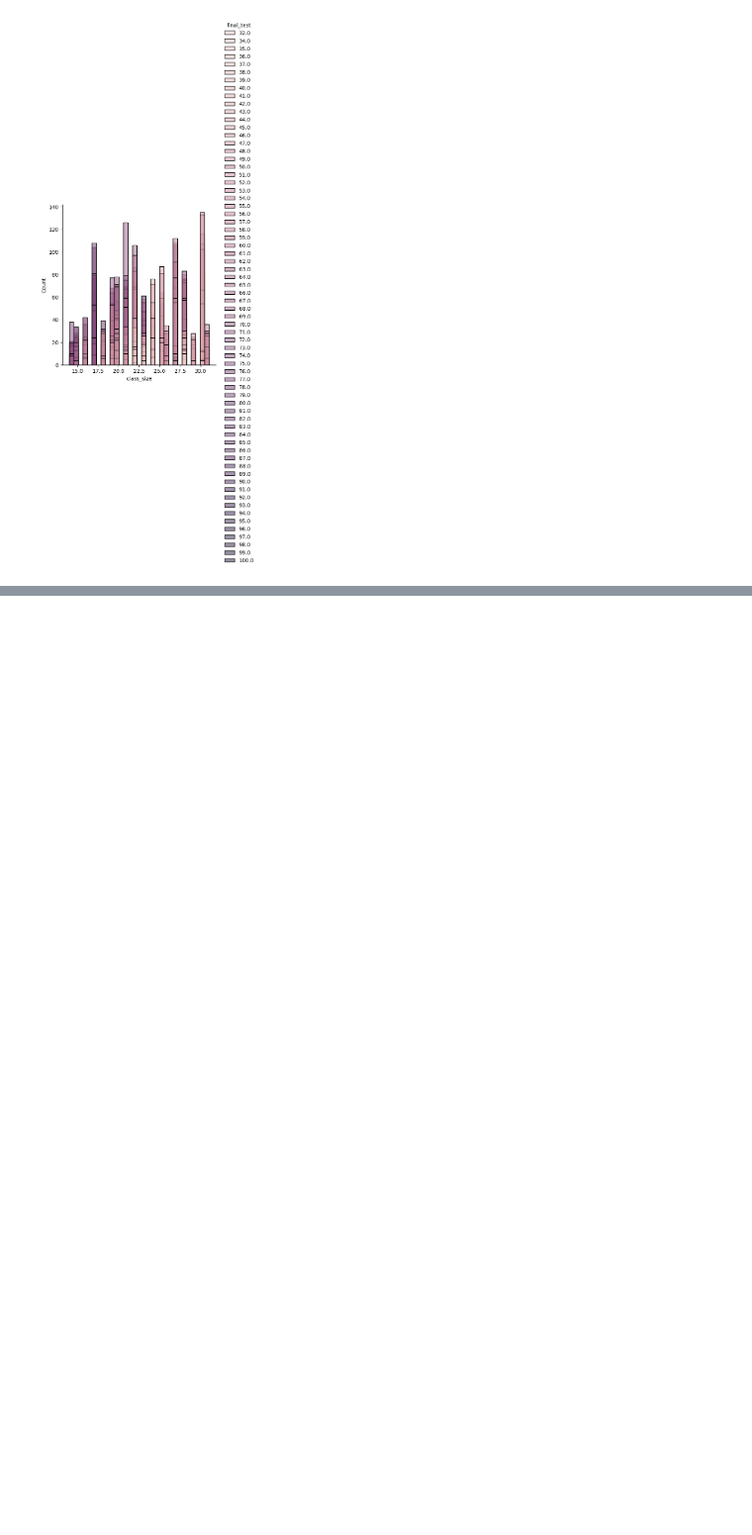
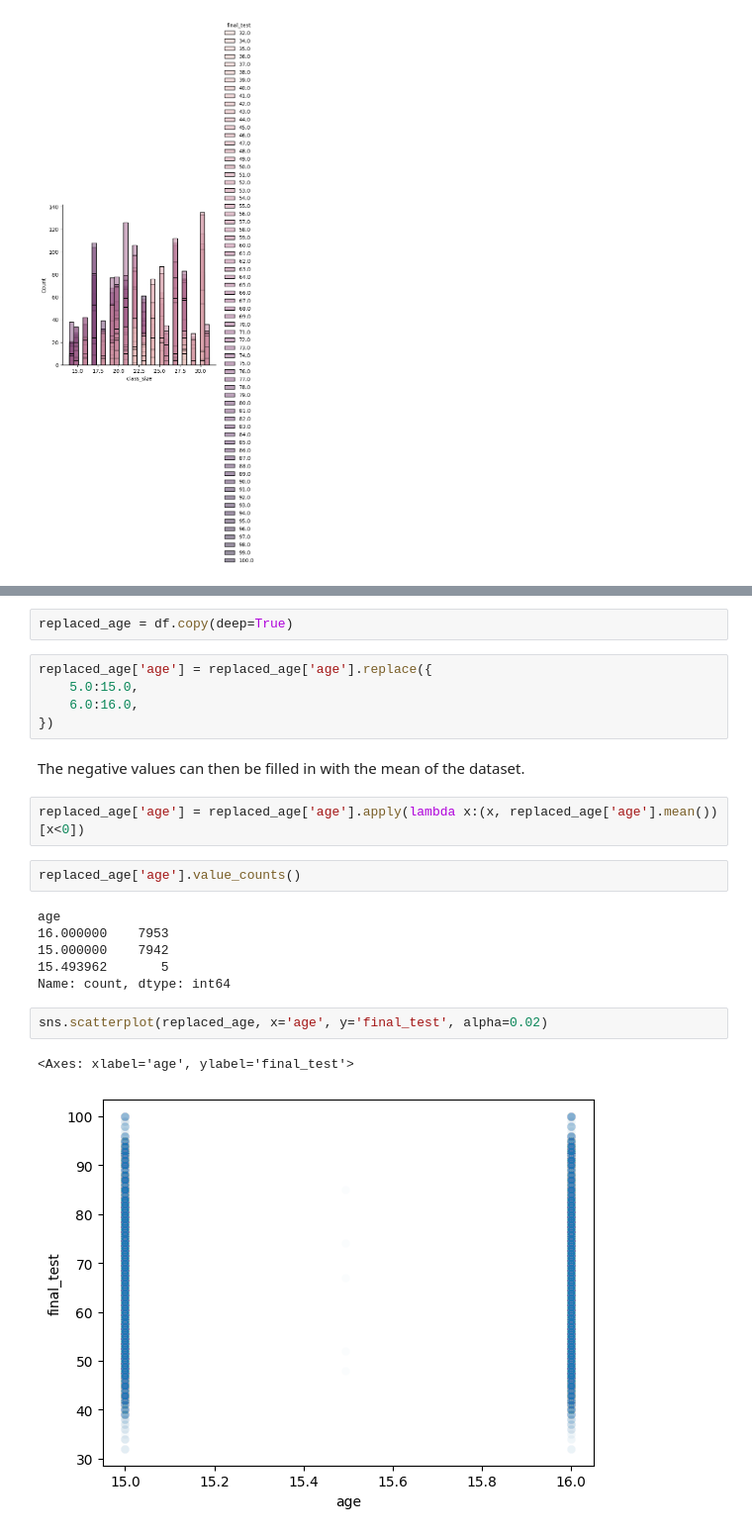
Before and after one commit to keiran0/AIAP-past-years-series, a Jupyter notebook: eda.ipynb, the cells around one changed output, grey strips where cells are left out. Shown at 99% size. Cells and saved outputs as stored; diff of their text form; blank space fills up the shorter version.

```diff
--- a/eda.ipynb
+++ b/eda.ipynb
@@ -353,0 +377,24 @@ sns.displot(df, x='class_size', hue='final_test')
+# %%
+replaced_age = df.copy(deep=True)
+# %%
+replaced_age['age'] = replaced_age['age'].replace({
+    5.0:15.0,
+    6.0:16.0,
+})
+# %% [markdown]
+The negative values can then be filled in with the mean of the dataset.
+# %%
+replaced_age['age'] = replaced_age['age'].apply(lambda x:(x, replaced_age['age'].mean())[x<0])
+# %%
+replaced_age['age'].value_counts()
+# %% [output]
+age
+16.000000    7953
+15.000000    7942
+15.493962       5
+Name: count, dtype: int64
+# %%
+sns.scatterplot(replaced_age, x='age', y='final_test', alpha=0.02)
+# %% [output]
+<Axes: xlabel='age', ylabel='final_test'>
+[figure, added]
```
Also changed, not shown: parts of 59 cells of this notebook.
